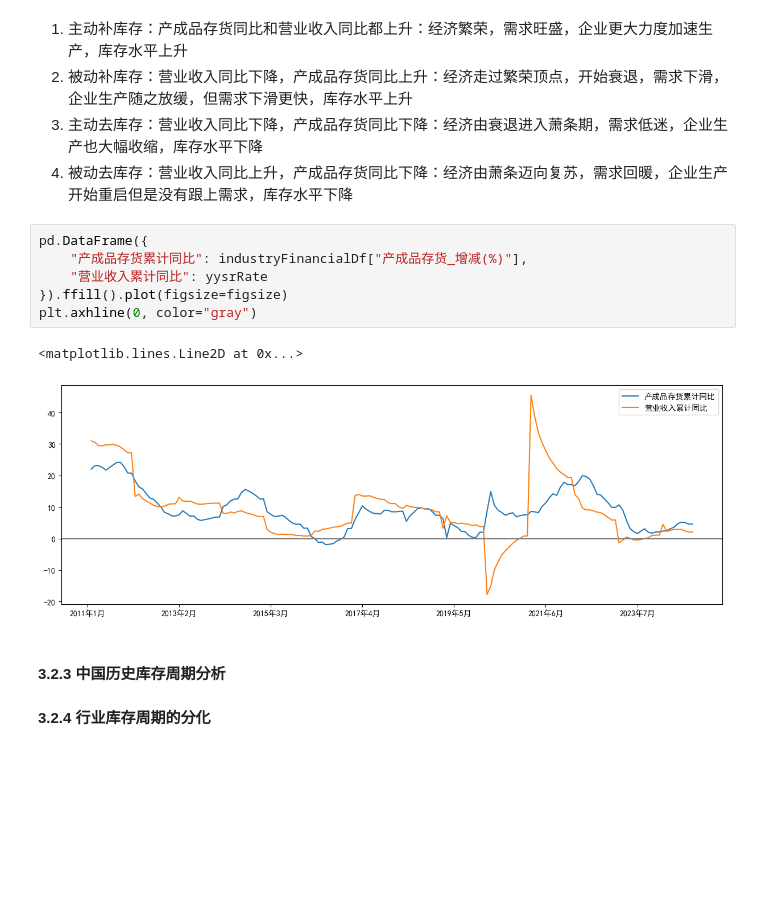
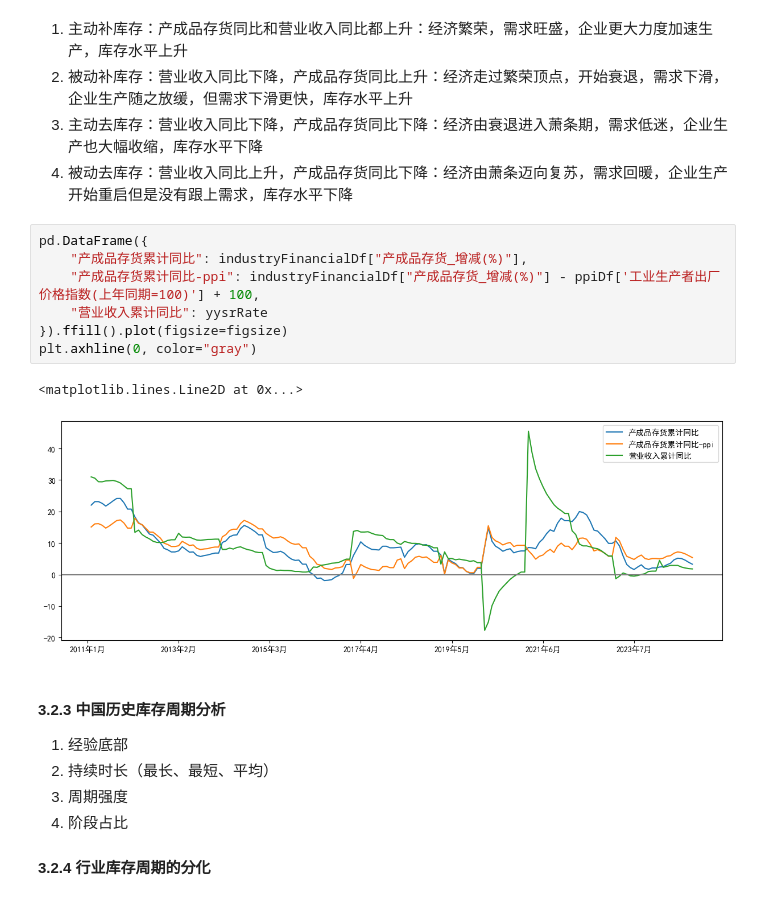
Before and after one commit to kampfer/various-data, a Jupyter notebook: src/researches/jupyter/宏观经济数据分析手册/工业企业财务数据.ipynb, the cells around one changed output. Saved outputs shown, nothing was run; the diff lists cells and outputs as text; blank space fills up the shorter version.

```diff
--- a/src/researches/jupyter/宏观经济数据分析手册/工业企业财务数据.ipynb
+++ b/src/researches/jupyter/宏观经济数据分析手册/工业企业财务数据.ipynb
@@ -516,13 +558,19 @@ plt.axhline(0, color="k", linestyle="-", linewidth=1)
 # %%
 pd.DataFrame({
     "产成品存货累计同比": industryFinancialDf["产成品存货_增减(%)"],
+    "产成品存货累计同比-ppi": industryFinancialDf["产成品存货_增减(%)"] - ppiDf['工业生产者出厂价格指数(上年同期=100)'] + 100,
     "营业收入累计同比": yysrRate
 }).ffill().plot(figsize=figsize)
 plt.axhline(0, color="gray")
 # %% [output]
 <matplotlib.lines.Line2D at 0x...>
-[figure, old version]
+[figure, new version]
 # %% [markdown]
 #### 3.2.3 中国历史库存周期分析
 
+1. 经验底部
+2. 持续时长（最长、最短、平均）
+3. 周期强度
+4. 阶段占比
+
 #### 3.2.4 行业库存周期的分化
```
Also changed, not shown: parts of 9 cells of this notebook.
